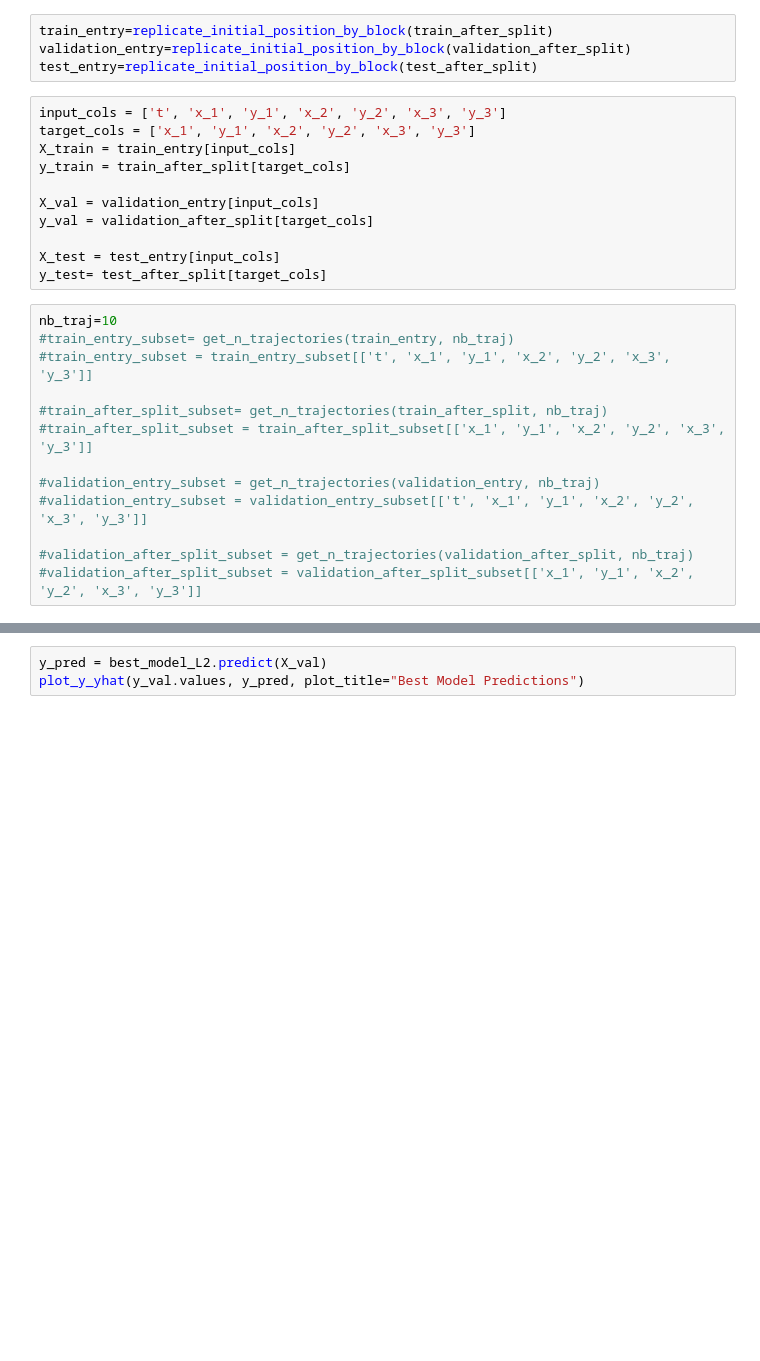
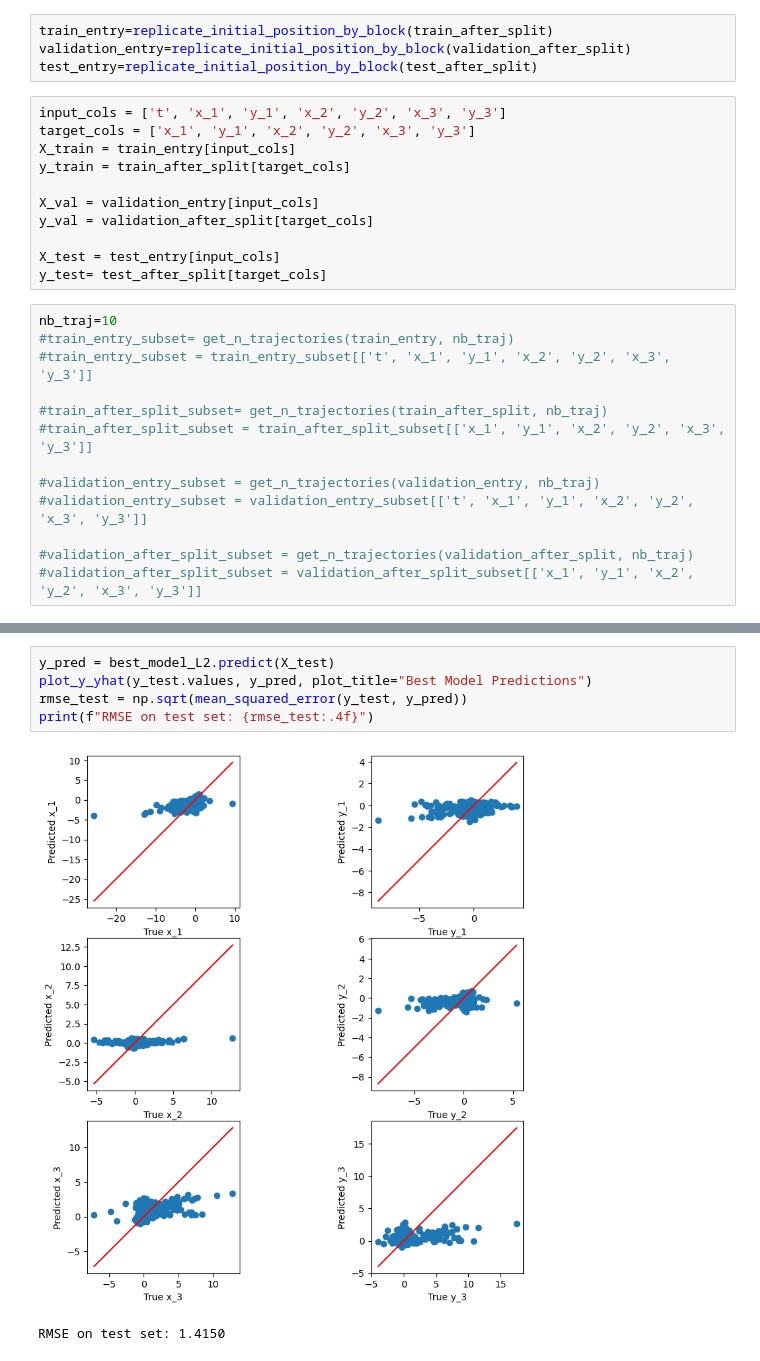
Before and after one commit to PLONTZNathan/MachineLearning_Assignment1, a Jupyter notebook: src/task2.ipynb, the cells around one changed output, grey strips where cells are left out. Drawn from its saved outputs; the diff is of its cells as text; blank space fills up the shorter version.

```diff
--- a/src/task2.ipynb
+++ b/src/task2.ipynb
@@ -131,6 +172,11 @@ best_model_L, best_rmse_L, best_degree_L, best_reg_L, best_alpha_L = validate_po
 # %%
-y_pred = best_model_L2.predict(X_val)
-plot_y_yhat(y_val.values, y_pred, plot_title="Best Model Predictions")
+y_pred = best_model_L2.predict(X_test)
+plot_y_yhat(y_test.values, y_pred, plot_title="Best Model Predictions")
+rmse_test = np.sqrt(mean_squared_error(y_test, y_pred))
+print(f"RMSE on test set: {rmse_test:.4f}")
+# %% [output]
+[figure, added]
+RMSE on test set: 1.4150
 # %%
 X_test = test[['t','x0_1','y0_1','x0_2','y0_2','x0_3','y0_3']].copy()
 X_test.columns = ['t','x_1','y_1','x_2','y_2','x_3','y_3']
```
Also changed, not shown: parts of 5 cells of this notebook, 5 other files.
